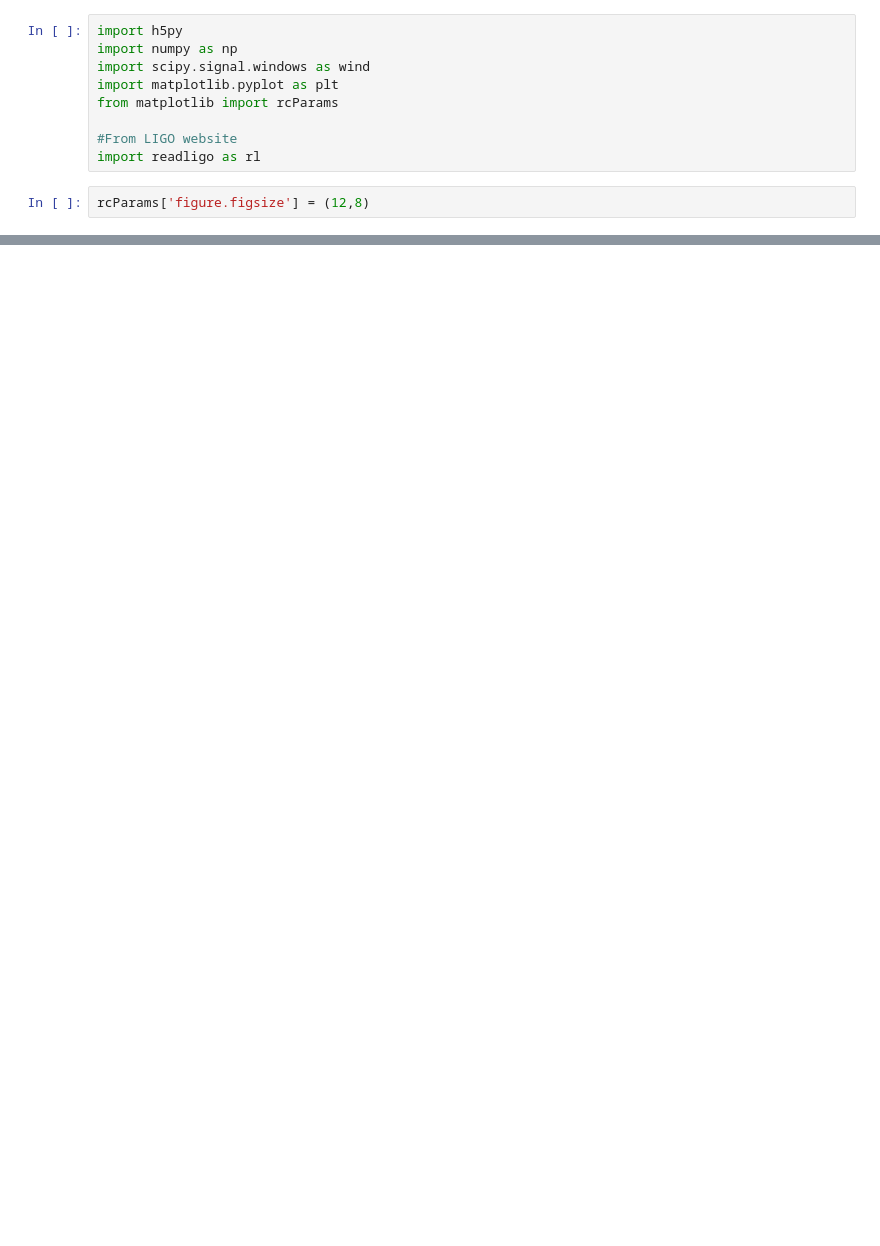
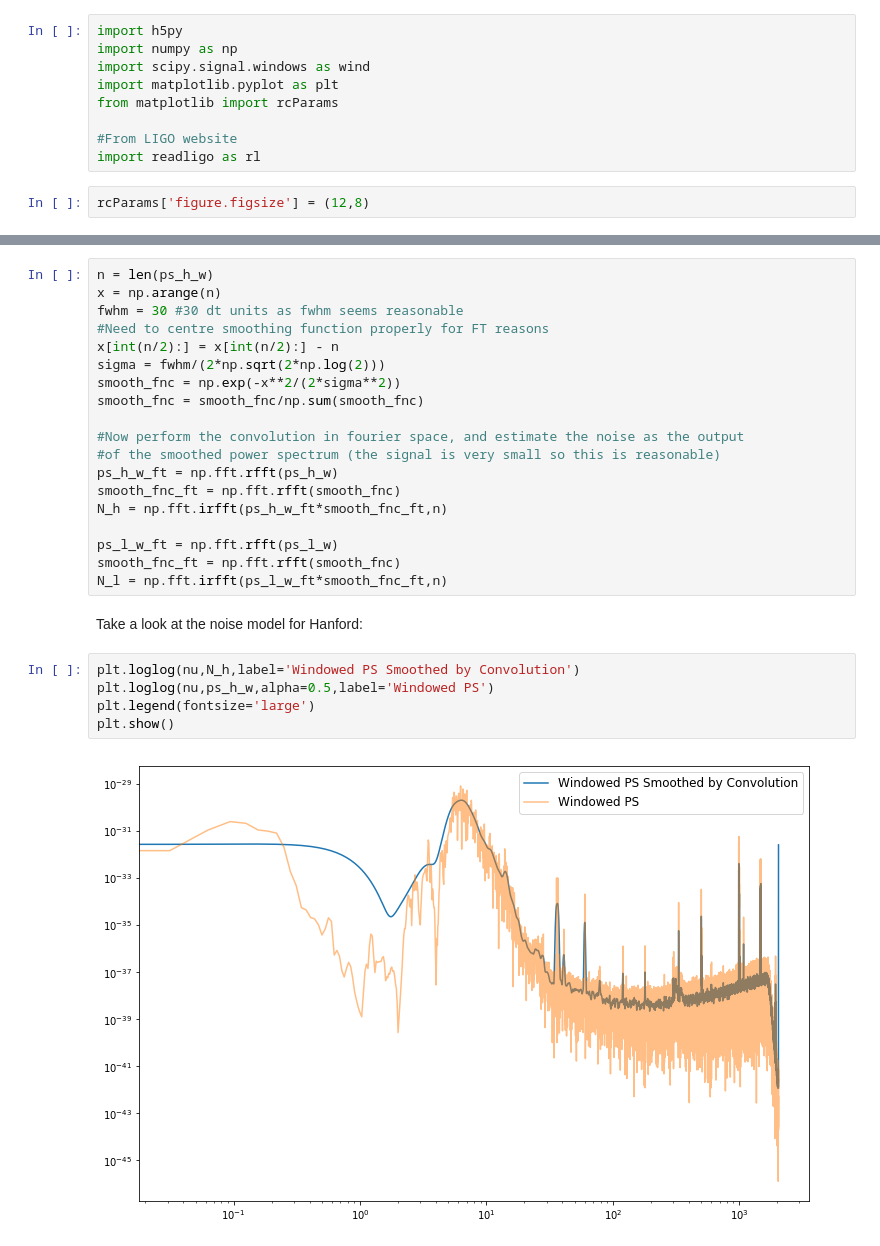
Before and after one commit to marcusmerryfield/phys641_hw, a Jupyter notebook: assignment_3/assignment_3.ipynb, the cells around one changed output, grey strips where cells are left out. Drawn from its saved outputs; the diff is of its cells as text; blank space fills up the shorter version.

```diff
--- a/assignment_3/assignment_3.ipynb
+++ b/assignment_3/assignment_3.ipynb
@@ -49,0 +102,28 @@ plt.show()
+# %%
+n = len(ps_h_w)
+x = np.arange(n)
+fwhm = 30 #30 dt units as fwhm seems reasonable
+#Need to centre smoothing function properly for FT reasons
+x[int(n/2):] = x[int(n/2):] - n
+sigma = fwhm/(2*np.sqrt(2*np.log(2)))
+smooth_fnc = np.exp(-x**2/(2*sigma**2))
+smooth_fnc = smooth_fnc/np.sum(smooth_fnc)
+
+#Now perform the convolution in fourier space, and estimate the noise as the output
+#of the smoothed power spectrum (the signal is very small so this is reasonable)
+ps_h_w_ft = np.fft.rfft(ps_h_w)
+smooth_fnc_ft = np.fft.rfft(smooth_fnc)
+N_h = np.fft.irfft(ps_h_w_ft*smooth_fnc_ft,n)
+
+ps_l_w_ft = np.fft.rfft(ps_l_w)
+smooth_fnc_ft = np.fft.rfft(smooth_fnc)
+N_l = np.fft.irfft(ps_l_w_ft*smooth_fnc_ft,n)
+# %% [markdown]
+Take a look at the noise model for Hanford:
+# %%
+plt.loglog(nu,N_h,label='Windowed PS Smoothed by Convolution')
+plt.loglog(nu,ps_h_w,alpha=0.5,label='Windowed PS')
+plt.legend(fontsize='large')
+plt.show()
+# %% [output]
+[figure, added]
```
Also changed, not shown: parts of 64 cells of this notebook, 1 other file.
